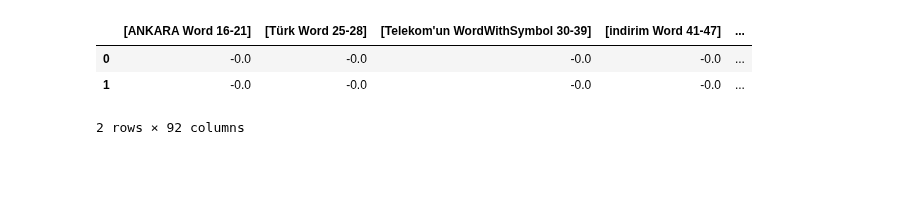
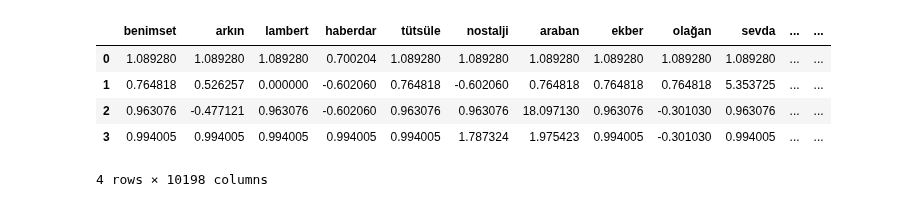
Before and after one commit to mertozen/TextMiningProject, a Jupyter notebook: examples/tokenization/Application.ipynb, the cells around one changed output. Cells and saved outputs as stored; diff of their text form; code cells hidden in the pictures; blank space fills up the shorter version.

```diff
--- a/examples/tokenization/Application.ipynb
+++ b/examples/tokenization/Application.ipynb
@@ -99,0 +167,14 @@ wordDictA = dict.fromkeys(words, 0)
+# %%
+#print(economy_words)
+print(len(economy_words))
+print(len(magazine_words))
+print(len(medical_words))
+print(len(sport_words))
+print(len(corpus))
+print(len(corpus_words))
+wordDictEconomy = dict.fromkeys(corpus, 0)
+wordDictMagazine = dict.fromkeys(corpus, 0)
+wordDictMedical = dict.fromkeys(corpus, 0)
+wordDictSport = dict.fromkeys(corpus, 0)
+wordDictCorpus = dict.fromkeys(corpus, 0)
+#print(wordDictEconomy)
@@ -100,9 +188,15 @@ wordDictA = dict.fromkeys(words, 0)
 # %%
-for word in words:
-    wordDictA[word]+=1
+for word in economy_words:
+    wordDictEconomy[word]+=1
 
-#for word in bowB:
-#    wordDictB[word]+=1
+for word in magazine_words:
+    wordDictMagazine[word]+=1
 
-#for word in bowC:
-#    wordDictC[word]+=1
+for word in medical_words:
+    wordDictMedical[word]+=1
+
+for word in sport_words:
+    wordDictSport[word]+=1
+
+for word in corpus_words:
+    wordDictCorpus[word]+=1
@@ -143,4 +237,4 @@ def factorial(n):
 # %%
 def combination(m,n):
-    return factorial(m)/(factorial(n)*factorial(m-n))
+    return math.factorial(m)//(math.factorial(n)*math.factorial(m-n))
 # %%
@@ -159,14 +253,19 @@ def computeMeaning(wordDictX,wordDictC,bowX,bowC):
 #meaningBowA = computeMeaning(wordDictA, wordDictC,bowA,bowC)
 #meaningBowB = computeMeaning(wordDictB, wordDictC,bowB,bowC)
 
-meaningBowA = computeMeaning(wordDictA, wordDictA,words,words)
+meaningEconomy = computeMeaning(wordDictEconomy, wordDictCorpus,economy_words,corpus)
+meaningMagazine = computeMeaning(wordDictMagazine, wordDictCorpus,magazine_words,corpus)
+meaningMedical = computeMeaning(wordDictMedical, wordDictCorpus,medical_words,corpus)
+meaningSport = computeMeaning(wordDictSport, wordDictCorpus,sport_words,corpus)
 ##meaningBowB = computeMeaning(wordDictB, wordDictC,bowB,bowC)
 # %%
 #pd.DataFrame([meaningBowA, meaningBowB])
-pd.DataFrame([meaningBowA, meaningBowA])
+pd.DataFrame([meaningEconomy, meaningMagazine,meaningMedical,meaningSport])
 # %% [output]
-|  | [ANKARA Word 16-21] | [Türk Word 25-28] | [Telekom'un WordWithSymbol 30-39] | [indirim Word 41-47] | ... |
-| 0 | -0.0 | -0.0 | -0.0 | -0.0 | ... |
-| 1 | -0.0 | -0.0 | -0.0 | -0.0 | ... |
+|  | benimset | arkın | lambert | haberdar | tütsüle | nostalji | araban | ekber | olağan | sevda | ... | ... |
+| 0 | 1.089280 | 1.089280 | 1.089280 | 0.700204 | 1.089280 | 1.089280 | 1.089280 | 1.089280 | 1.089280 | 1.089280 | ... | ... |
+| 1 | 0.764818 | 0.526257 | 0.000000 | -0.602060 | 0.764818 | -0.602060 | 0.764818 | 0.764818 | 0.764818 | 5.353725 | ... | ... |
+| 2 | 0.963076 | -0.477121 | 0.963076 | -0.602060 | 0.963076 | 0.963076 | 18.097130 | 0.963076 | -0.301030 | 0.963076 | ... | ... |
+| 3 | 0.994005 | 0.994005 | 0.994005 | 0.994005 | 0.994005 | 1.787324 | 1.975423 | 0.994005 | -0.301030 | 0.994005 | ... | ... |
-2 rows × 92 columns
+4 rows × 10198 columns
 # %%
```
Also changed, not shown: parts of 24 cells of this notebook, 4 other files.
